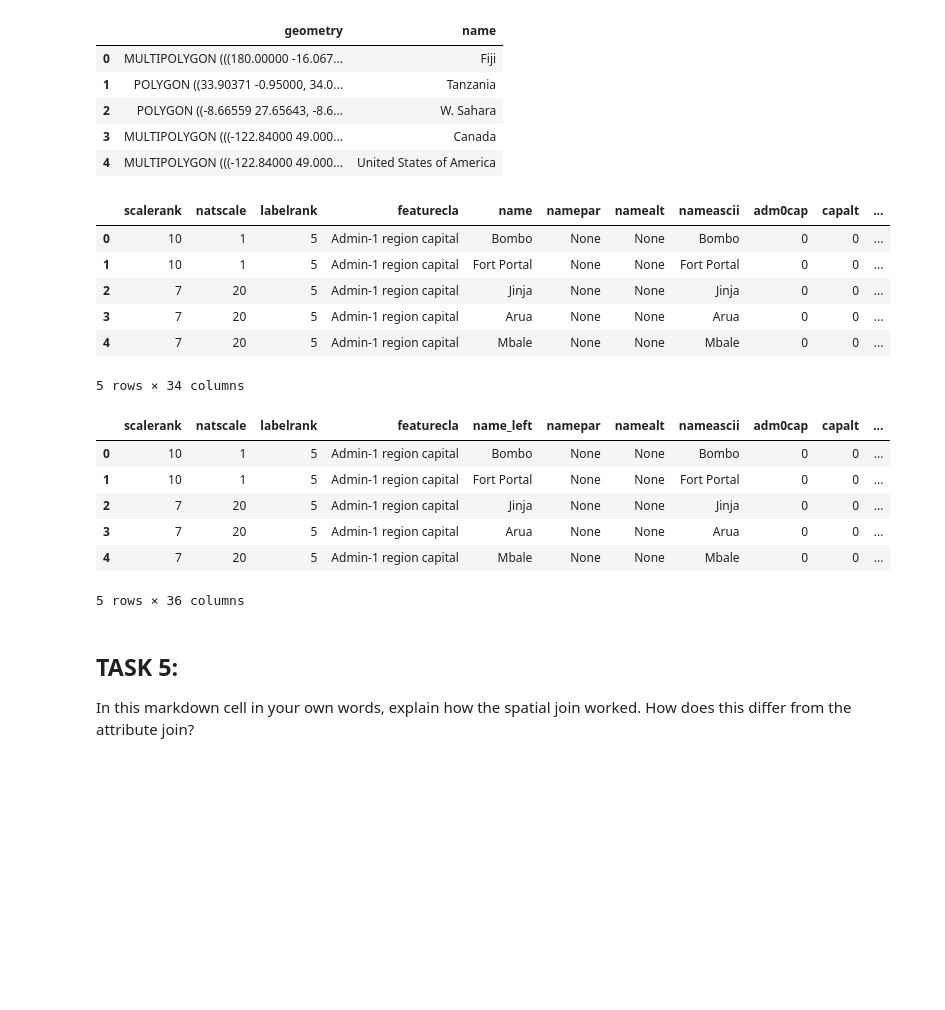
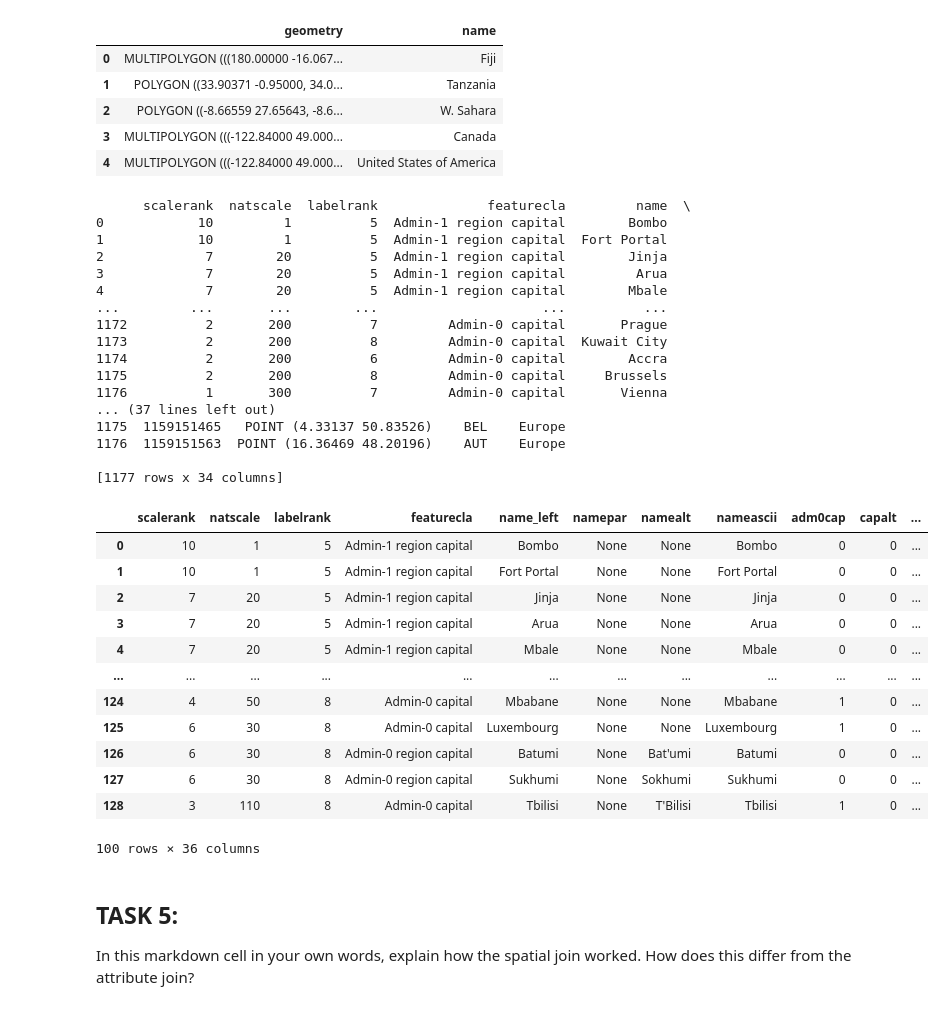
Before and after one commit to ChrisHarvey21/EnvDatSci22, a Jupyter notebook: CodeSprints/VectorData101.ipynb, the cells around one changed output. Saved outputs shown, nothing was run; the diff lists cells and outputs as text; code cells hidden in the pictures; blank space fills up the shorter version.

```diff
--- a/CodeSprints/VectorData101.ipynb
+++ b/CodeSprints/VectorData101.ipynb
@@ -627,27 +633,43 @@ countries.head()
 | 4 | MULTIPOLYGON (((-122.84000 49.000... | United States of America |
 # %%
 # Recall all the attributes of cities:
-cities.head()
+print(cities)
 # %% [output]
-|  | scalerank | natscale | labelrank | featurecla | name | namepar | namealt | nameascii | adm0cap | capalt | ... |
-| 0 | 10 | 1 | 5 | Admin-1 region capital | Bombo | None | None | Bombo | 0 | 0 | ... |
-| 1 | 10 | 1 | 5 | Admin-1 region capital | Fort Portal | None | None | Fort Portal | 0 | 0 | ... |
-| 2 | 7 | 20 | 5 | Admin-1 region capital | Jinja | None | None | Jinja | 0 | 0 | ... |
-| 3 | 7 | 20 | 5 | Admin-1 region capital | Arua | None | None | Arua | 0 | 0 | ... |
-| 4 | 7 | 20 | 5 | Admin-1 region capital | Mbale | None | None | Mbale | 0 | 0 | ... |
-5 rows × 34 columns
+      scalerank  natscale  labelrank              featurecla         name  \
+0            10         1          5  Admin-1 region capital        Bombo
+1            10         1          5  Admin-1 region capital  Fort Portal
+2             7        20          5  Admin-1 region capital        Jinja
+3             7        20          5  Admin-1 region capital         Arua
+4             7        20          5  Admin-1 region capital        Mbale
+...         ...       ...        ...                     ...          ...
+1172          2       200          7         Admin-0 capital       Prague
+1173          2       200          8         Admin-0 capital  Kuwait City
+1174          2       200          6         Admin-0 capital        Accra
+1175          2       200          8         Admin-0 capital     Brussels
+1176          1       300          7         Admin-0 capital       Vienna
+... (37 lines left out)
+1175  1159151465   POINT (4.33137 50.83526)    BEL    Europe
+1176  1159151563  POINT (16.36469 48.20196)    AUT    Europe
+
+[1177 rows x 34 columns]
 # %%
 # Check and see if the merge worked
 cities_with_country = gpd.sjoin(cities, countries, how="inner", op='intersects')
-cities_with_country.head()
+cities_with_country.head(100)
 # %% [output]
 |  | scalerank | natscale | labelrank | featurecla | name_left | namepar | namealt | nameascii | adm0cap | capalt | ... |
 | 0 | 10 | 1 | 5 | Admin-1 region capital | Bombo | None | None | Bombo | 0 | 0 | ... |
 | 1 | 10 | 1 | 5 | Admin-1 region capital | Fort Portal | None | None | Fort Portal | 0 | 0 | ... |
 | 2 | 7 | 20 | 5 | Admin-1 region capital | Jinja | None | None | Jinja | 0 | 0 | ... |
 | 3 | 7 | 20 | 5 | Admin-1 region capital | Arua | None | None | Arua | 0 | 0 | ... |
 | 4 | 7 | 20 | 5 | Admin-1 region capital | Mbale | None | None | Mbale | 0 | 0 | ... |
+| ... | ... | ... | ... | ... | ... | ... | ... | ... | ... | ... | ... |
+| 124 | 4 | 50 | 8 | Admin-0 capital | Mbabane | None | None | Mbabane | 1 | 0 | ... |
+| 125 | 6 | 30 | 8 | Admin-0 capital | Luxembourg | None | None | Luxembourg | 1 | 0 | ... |
+| 126 | 6 | 30 | 8 | Admin-0 region capital | Batumi | None | Bat'umi | Batumi | 0 | 0 | ... |
+| 127 | 6 | 30 | 8 | Admin-0 region capital | Sukhumi | None | Sokhumi | Sukhumi | 0 | 0 | ... |
+| 128 | 3 | 110 | 8 | Admin-0 capital | Tbilisi | None | T'Bilisi | Tbilisi | 1 | 0 | ... |
-5 rows × 36 columns
+100 rows × 36 columns
 # %% [markdown]
 ## TASK 5:
 In this markdown cell in your own words, explain how the spatial join worked. How does this differ from the attribute join?
```
Also changed, not shown: parts of 5 cells of this notebook.
